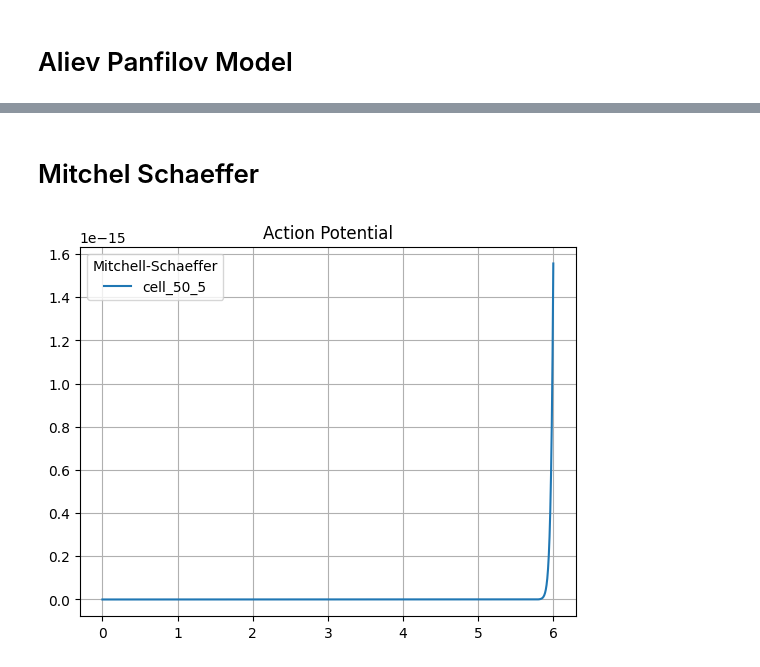
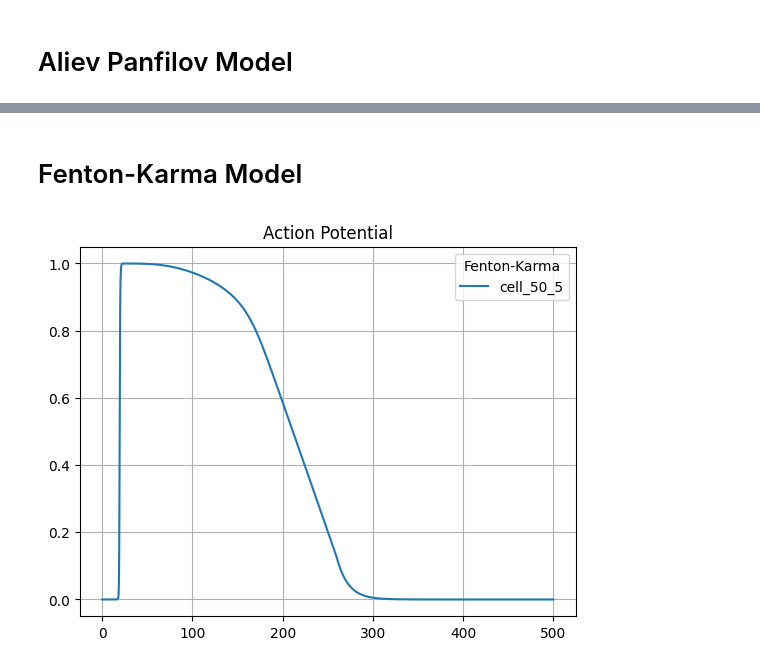
Before and after one commit to finitewave/Finitewave, a Jupyter notebook: Tutorials/CardiacModels.ipynb, the cells around one changed output, grey strips where cells are left out. Drawn from its saved outputs; the diff is of its cells as text; code cells hidden in the pictures.

```diff
--- a/Tutorials/CardiacModels.ipynb
+++ b/Tutorials/CardiacModels.ipynb
@@ -1,17 +1,17 @@
 # %%
+import matplotlib.pyplot as plt
 import finitewave as fw
-import numpy as np
-import matplotlib.pyplot as plt
 
 
 def run_model(model, t_max):
+    # create a tissue of size 100x10 with cardiomycytes:
     n = 100
     m = 10
     tissue = fw.CardiacTissueGrid([n, m], dr=0.25)
 
     # set up stimulation parameters:
     stim_sequence = fw.StimSequence()
-    stim_sequence.add_stim(fw.StimVoltageCoord(time=5, volt_value=1,
+    stim_sequence.add_stim(fw.StimVoltageCoord(time=0, volt_value=1,
                                                x_min=0, x_max=5,
                                                y_min=0, y_max=m))
 
@@ -23,7 +23,7 @@ def run_model(model, t_max):
     tracker_sequence.add_tracker(action_pot_tracker)
 
     # create model object and set up parameters:
-    simulation = fw.CardiacSimulation(dt=0.01, t_max=t_max)
+    simulation = fw.CardiacSimulation(dt=0.01, t_max=t_max, backend="numba")
     simulation.cardiac_model = model
     simulation.cardiac_tissue = tissue
     simulation.stim_sequence = stim_sequence
@@ -32,7 +32,4 @@ def run_model(model, t_max):
     # run the model:
     simulation.run()
 
-    times = action_pot_tracker.tracking_times
-    act_pot = action_pot_tracker.output
-
-    return times, act_pot
+    return action_pot_tracker.tracking_times, action_pot_tracker.output
@@ -52,13 +75,13 @@ plt.show()
 # %% [markdown]
-# Mitchel Schaeffer
+# Fenton-Karma Model
 # %%
-ap_times, ap_values = run_model(fw.MitchellSchaeffer(), t_max=6)
+ap_times, ap_values = run_model(fw.FentonKarma(), t_max=500)
 
 plt.figure()
 plt.plot(ap_times, ap_values, label=f"cell_{50}_{5}")
-plt.legend(title='Mitchell-Schaeffer')
+plt.legend(title='Fenton-Karma')
 plt.title('Action Potential')
 plt.grid()
 plt.show()
 # %% [output]
-[figure, old version]
+[figure, new version]
```
Also changed, not shown: parts of 13 cells of this notebook, 39 other files.
